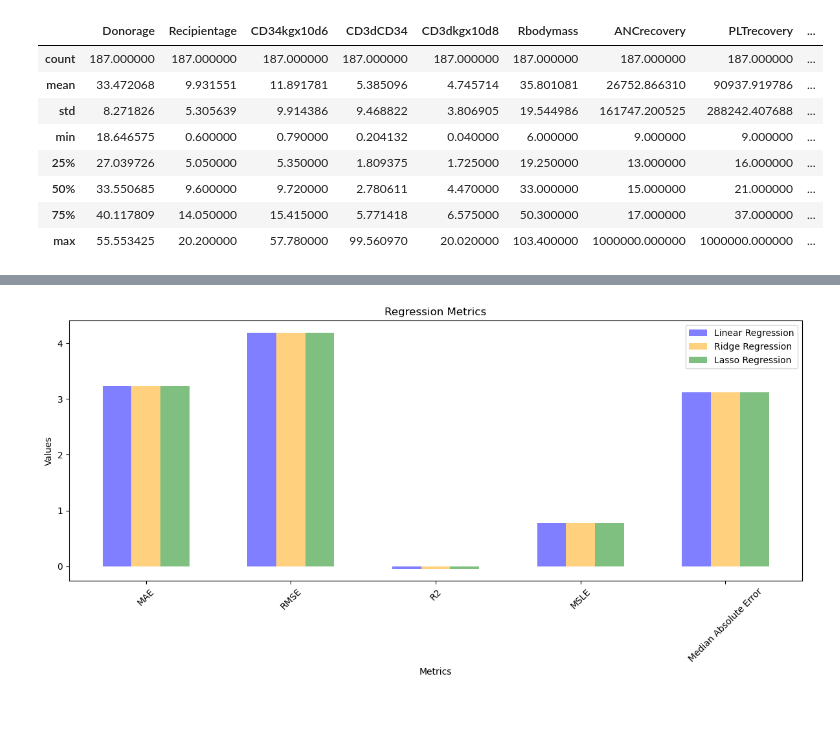
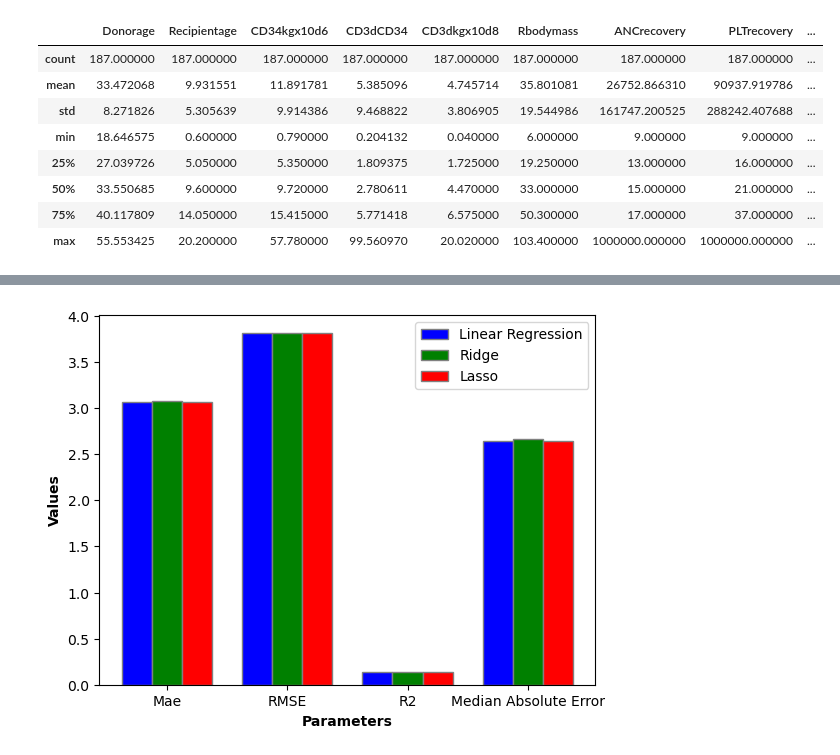
Before and after one commit to kekvaat/Children-Bone-Marrow-Transplant, a Jupyter notebook: Bone_marrow_tx_children.ipynb, the cells around one changed output, grey strips where cells are left out. Saved outputs shown, nothing was run; the diff lists cells and outputs as text; code cells hidden in the pictures; blank space fills up the shorter version.

```diff
--- a/Bone_marrow_tx_children.ipynb
+++ b/Bone_marrow_tx_children.ipynb
@@ -407,35 +384,26 @@ Median Absolute Error: 3.115992318450409
-# %%
-import numpy as np
-import matplotlib.pyplot as plt
-
-# Metric names
-metric_names = ['MAE', 'RMSE', 'R2', 'MSLE', 'Median Absolute Error']
-
-# Linear Regression Metrics
-linear_regression_metrics = [3.238621821313101, 4.191734276056173, -0.04505224197128377, 0.7700565527039513, 3.1154853693232476]
-
-# Ridge Regression Metrics
-ridge_regression_metrics = [3.2386218203781887, 4.1917342748752615, -0.04505224138245145, 0.770056552419835, 3.11548537110236]
-
-# Lasso Regression Metrics
-lasso_regression_metrics = [3.2383554228819693, 4.191398041881072, -0.04488459385117194, 0.7699756131630281, 3.115992318450409]
-
-# Plotting all three regression metrics in one figure
-plt.figure(figsize=(12, 6))
-
-# Plot Linear Regression Metrics
-plt.bar(np.arange(len(metric_names))-0.2, linear_regression_metrics, width=0.2, color='blue', alpha=0.5, label='Linear Regression')
-# Plot Ridge Regression Metrics
-plt.bar(np.arange(len(metric_names)), ridge_regression_metrics, width=0.2, color='orange', alpha=0.5, label='Ridge Regression')
-# Plot Lasso Regression Metrics
-plt.bar(np.arange(len(metric_names))+0.2, lasso_regression_metrics, width=0.2, color='green', alpha=0.5, label='Lasso Regression')
-
-plt.xlabel('Metrics')
-plt.ylabel('Values')
-plt.title('Regression Metrics')
-plt.xticks(np.arange(len(metric_names)), metric_names, rotation=45)
-plt.legend()
-plt.tight_layout()
-plt.show()
-# %% [output]
-[figure, removed]
+# %%
+import matplotlib.pyplot as plt
+
+parameters = ['Mae', 'RMSE', 'R2', 'Median Absolute Error']
+linear_regression_values = [3.0697, 3.8102, 0.1364, 2.6448]
+ridge_values = [3.0816, 3.8181, 0.1329, 2.6704]
+lasso_values = [3.0697, 3.8102, 0.1364, 2.6448]
+
+bar_width = 0.25
+
+r1 = range(len(parameters))
+r2 = [x + bar_width for x in r1]
+r3 = [x + bar_width for x in r2]
+
+plt.bar(r1, linear_regression_values, color='b', width=bar_width, edgecolor='grey', label='Linear Regression')
+plt.bar(r2, ridge_values, color='g', width=bar_width, edgecolor='grey', label='Ridge')
+plt.bar(r3, lasso_values, color='r', width=bar_width, edgecolor='grey', label='Lasso')
+
+plt.xlabel('Parameters', fontweight='bold')
+plt.ylabel('Values', fontweight='bold')
+plt.xticks([r + bar_width for r in range(len(parameters))], parameters)
+
+plt.legend()
+plt.show()
+# %% [output]
+[figure, added]
```
Also changed, not shown: parts of 4 cells of this notebook.
